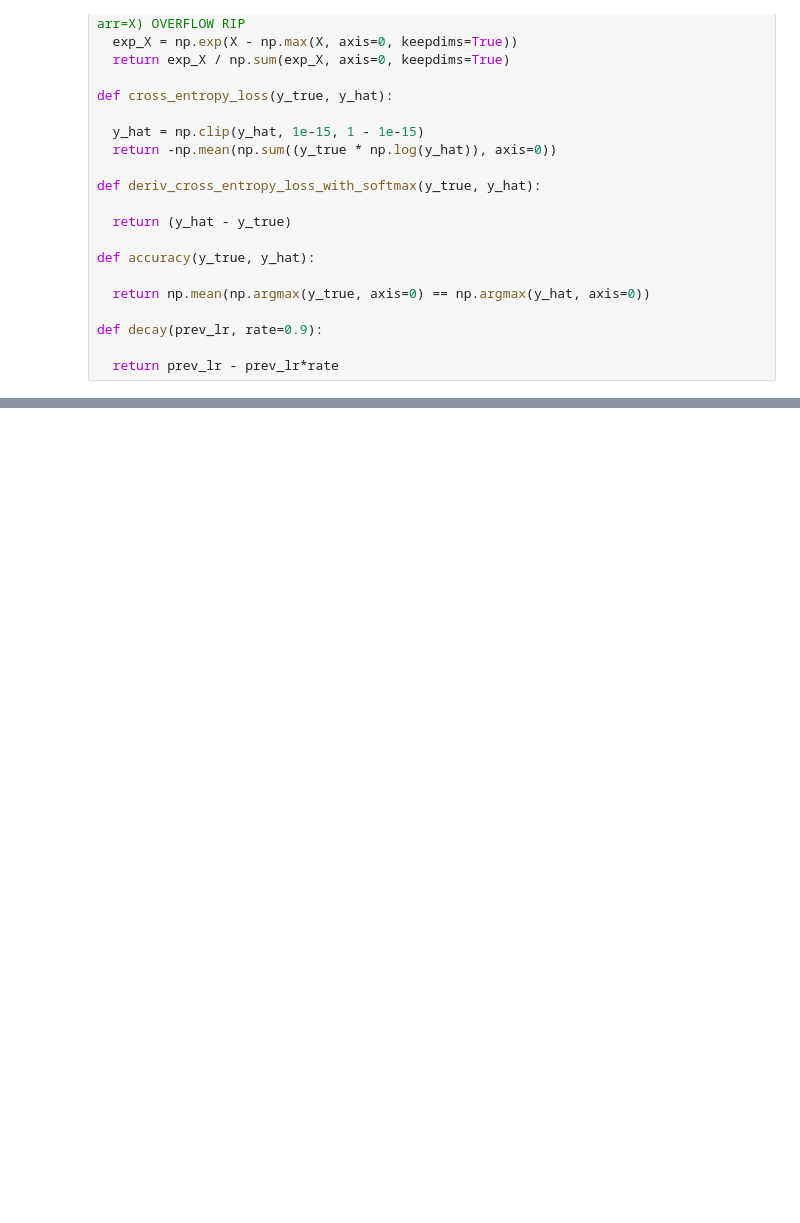
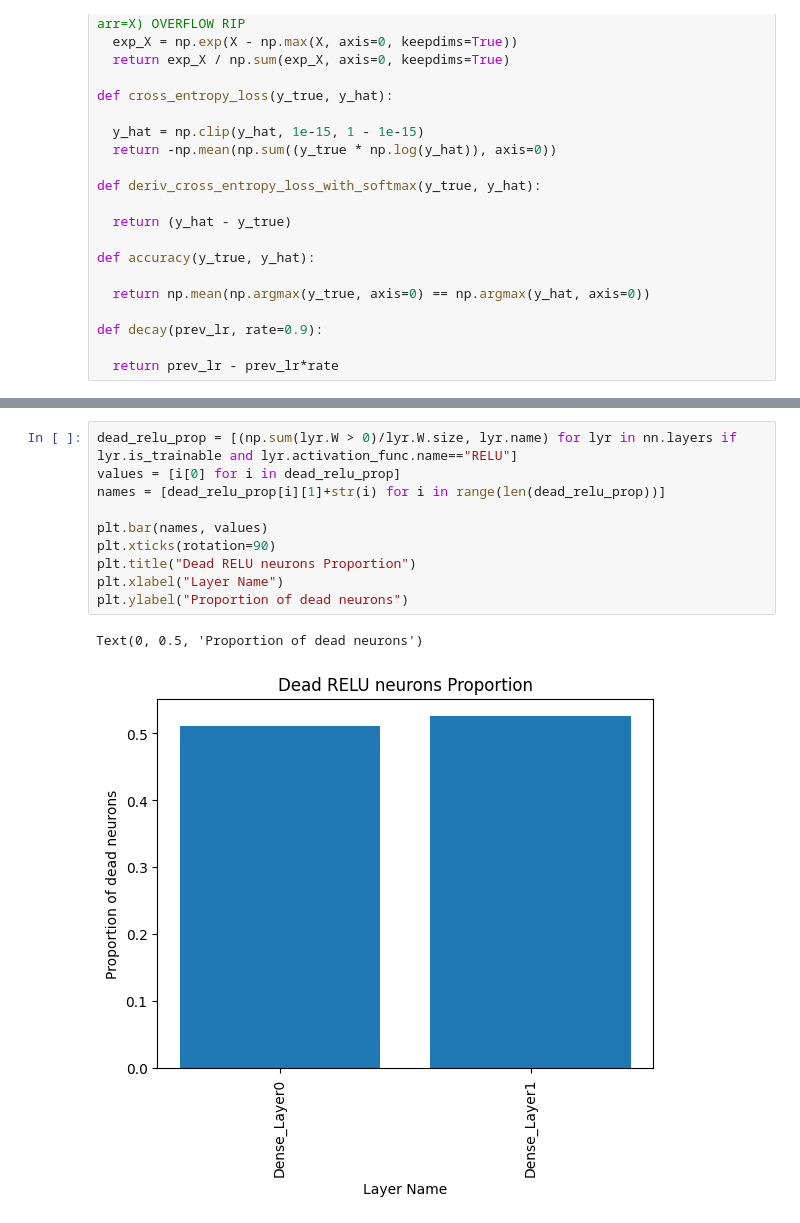
Before and after one commit to Hawlll/Hancoded_MLAlgos, a Jupyter notebook: NeuralNetwork.ipynb, the cells around one changed output, grey strips where cells are left out. Saved outputs shown, nothing was run; the diff lists cells and outputs as text; blank space fills up the shorter version.

```diff
--- a/NeuralNetwork.ipynb
+++ b/NeuralNetwork.ipynb
@@ -467,0 +497,13 @@ Text(0.5, 1.0, 'Accuracy')
+# %%
+dead_relu_prop = [(np.sum(lyr.W > 0)/lyr.W.size, lyr.name) for lyr in nn.layers if lyr.is_trainable and lyr.activation_func.name=="RELU"]
+values = [i[0] for i in dead_relu_prop]
+names = [dead_relu_prop[i][1]+str(i) for i in range(len(dead_relu_prop))]
+
+plt.bar(names, values)
+plt.xticks(rotation=90)
+plt.title("Dead RELU neurons Proportion")
+plt.xlabel("Layer Name")
+plt.ylabel("Proportion of dead neurons")
+# %% [output]
+Text(0, 0.5, 'Proportion of dead neurons')
+[figure, added]
```
Also changed, not shown: parts of 3 cells of this notebook.
